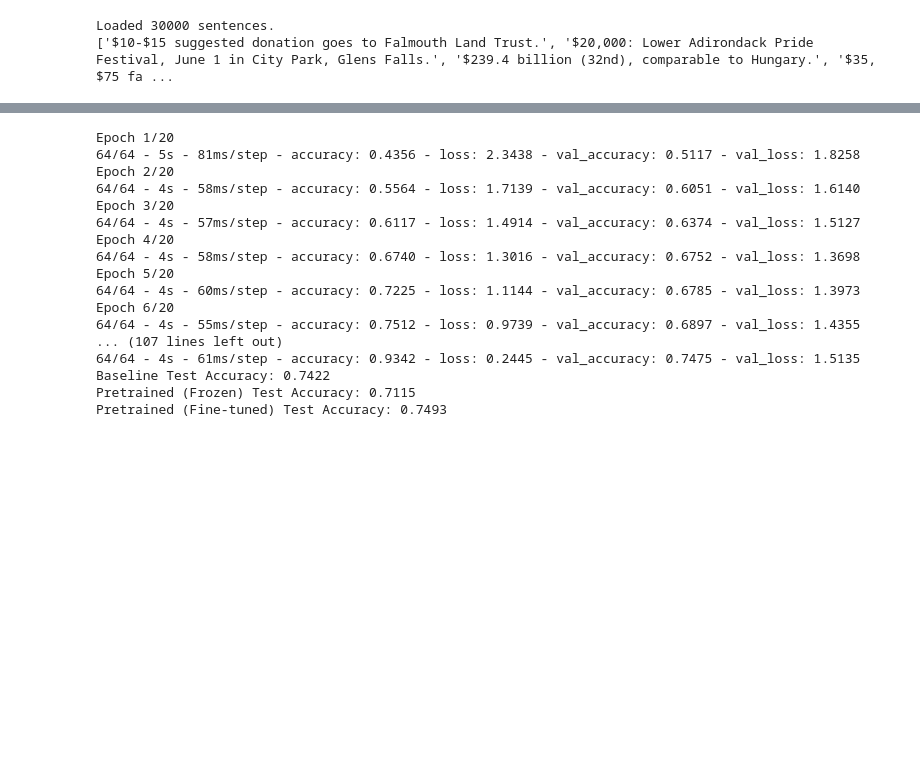
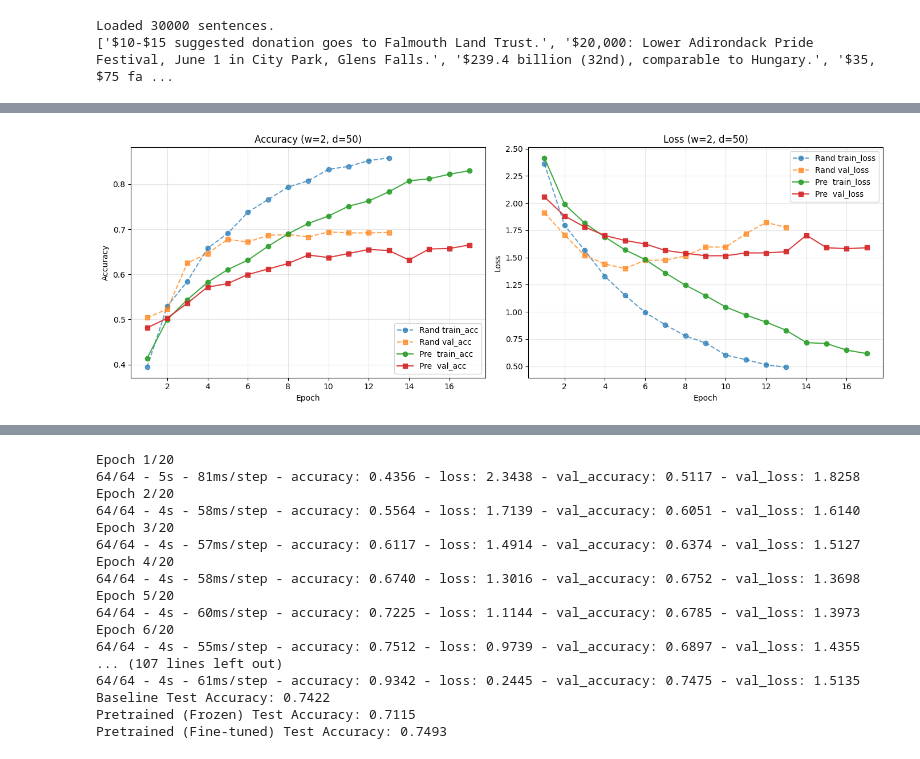
Before and after one commit to pappppx/Language-Modelling, a Jupyter notebook: main.ipynb, the cells around one changed output, grey strips where cells are left out. Drawn from its saved outputs; the diff is of its cells as text; code cells hidden in the pictures; blank space fills up the shorter version.

```diff
--- a/main.ipynb
+++ b/main.ipynb
@@ -674,0 +811,92 @@ plt.show()
+# %%
+comparison_results2 = {}
+
+for (window, dim), info in results.items():
+    emb_matrix = info['embeddings']
+    print(f"\n=== window={window}, emb_dim={dim} ===")
+
+    # 3a) Baseline: random embeddings of size dim
+    print("Training baseline (random embeddings)...")
+    model_rand = build_classification_model2(embeddings_matrix=None, emb_dim=dim)
+    hist_rand = model_rand.fit(
+        x_train_r, y_train_r,
+        validation_split=0.1,
+        epochs=40,
+        batch_size=128,
+        callbacks=get_callbacks(),
+        verbose=0
+    )
+
+    # 3b) With pretrained embeddings
+    print("Training with pretrained embeddings...")
+    model_pre = build_classification_model2(embeddings_matrix=emb_matrix)
+    hist_pre = model_pre.fit(
+        x_train_r, y_train_r,
+        validation_split=0.1,
+        epochs=40,
+        batch_size=128,
+        callbacks=get_callbacks(),
+        verbose=0
+    )
+
+    # 3c) Evaluate on test set
+    acc_rand = model_rand.evaluate(x_test_r, y_test_r, verbose=0)[1]
+    acc_pre  = model_pre.evaluate(x_test_r, y_test_r, verbose=0)[1]
+    print(f"Baseline acc: {acc_rand:.4f} — Pretrained acc: {acc_pre:.4f}")
+
+    # 3d) Store histories & accuracies
+    comparison_results2[(window, dim)] = {
+        'hist_rand': hist_rand,
+        'hist_pre': hist_pre,
+        'acc_rand': acc_rand,
+        'acc_pre': acc_pre
+    }
+
+    # 4) Plot comparison of training & validation curves
+    plt.figure(figsize=(14,5))
+
+    # --- Accuracy subplot ---
+    plt.subplot(1, 2, 1)
+    # Random baseline
+    epochs_rand = range(1, len(hist_rand.history['accuracy']) + 1)
+    plt.plot(epochs_rand, hist_rand.history['accuracy'],
+            '--o', label='Rand train_acc', alpha=0.7)
+    plt.plot(epochs_rand, hist_rand.history['val_accuracy'],
+            '--s', label='Rand val_acc', alpha=0.7)
+
+    # Pretrained
+    epochs_pre = range(1, len(hist_pre.history['accuracy']) + 1)
+    plt.plot(epochs_pre, hist_pre.history['accuracy'],
+            '-o', label='Pre  train_acc', alpha=0.9)
+    plt.plot(epochs_pre, hist_pre.history['val_accuracy'],
+            '-s', label='Pre  val_acc', alpha=0.9)
+
+    plt.title(f'Accuracy (w={window}, d={dim})')
+    plt.xlabel('Epoch')
+    plt.ylabel('Accuracy')
+    plt.legend(loc='lower right')
+    plt.grid(alpha=0.3)
+
+    # --- Loss subplot ---
+    plt.subplot(1, 2, 2)
+    # Random baseline
+    plt.plot(epochs_rand, hist_rand.history['loss'],
+            '--o', label='Rand train_loss', alpha=0.7)
+    plt.plot(epochs_rand, hist_rand.history['val_loss'],
+            '--s', label='Rand val_loss', alpha=0.7)
+
+    # Pretrained
+    plt.plot(epochs_pre, hist_pre.history['loss'],
+            '-o', label='Pre  train_loss', alpha=0.9)
+    plt.plot(epochs_pre, hist_pre.history['val_loss'],
+            '-s', label='Pre  val_loss', alpha=0.9)
+
+    plt.title(f'Loss (w={window}, d={dim})')
+    plt.xlabel('Epoch')
+    plt.ylabel('Loss')
+    plt.legend(loc='upper right')
+    plt.grid(alpha=0.3)
+
+    plt.tight_layout()
+    plt.show()
+# %% [output]
@@ -674,0 +907 @@ plt.show()
+[figure, added]
```
Also changed, not shown: parts of 57 cells of this notebook.
